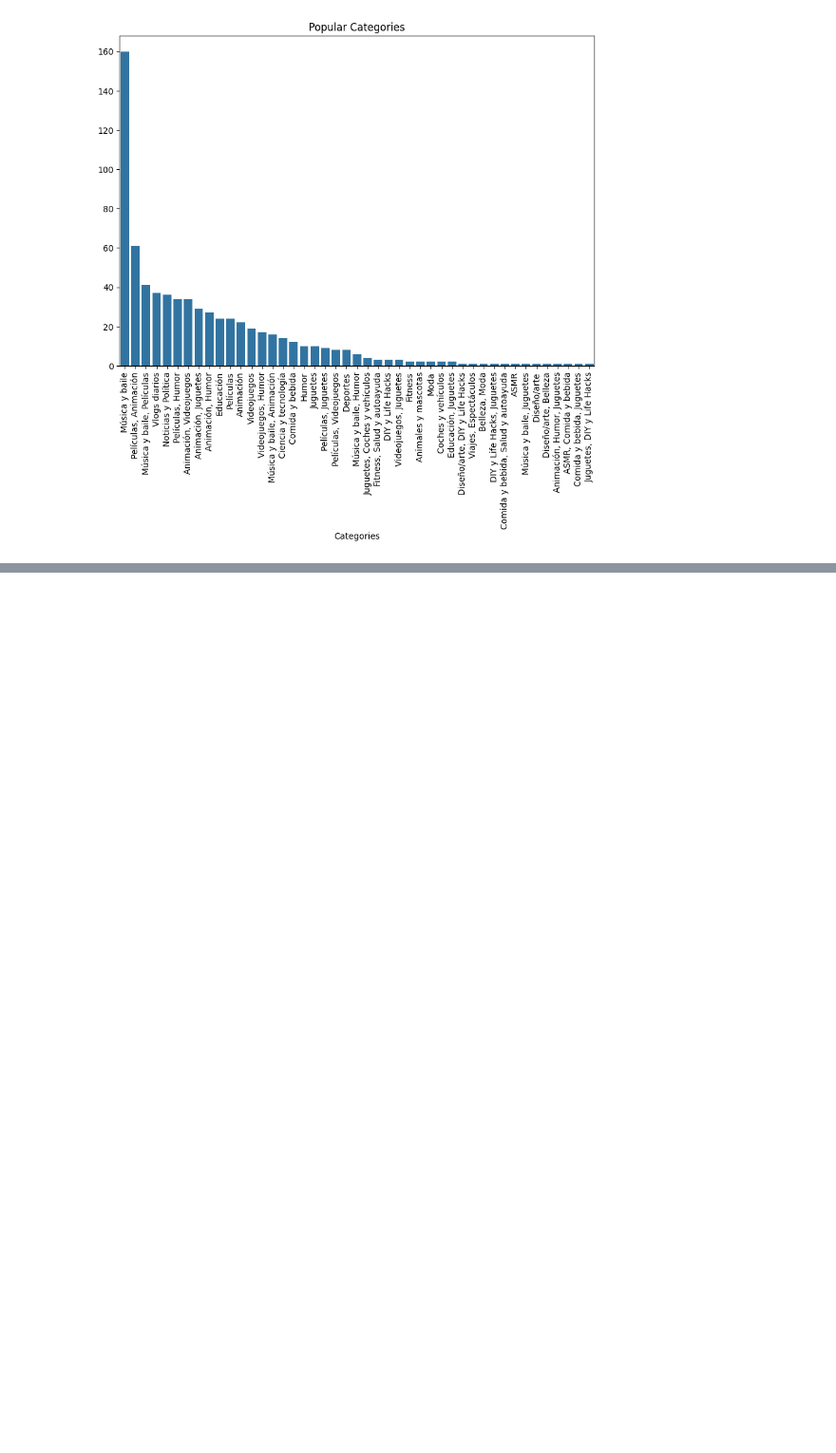
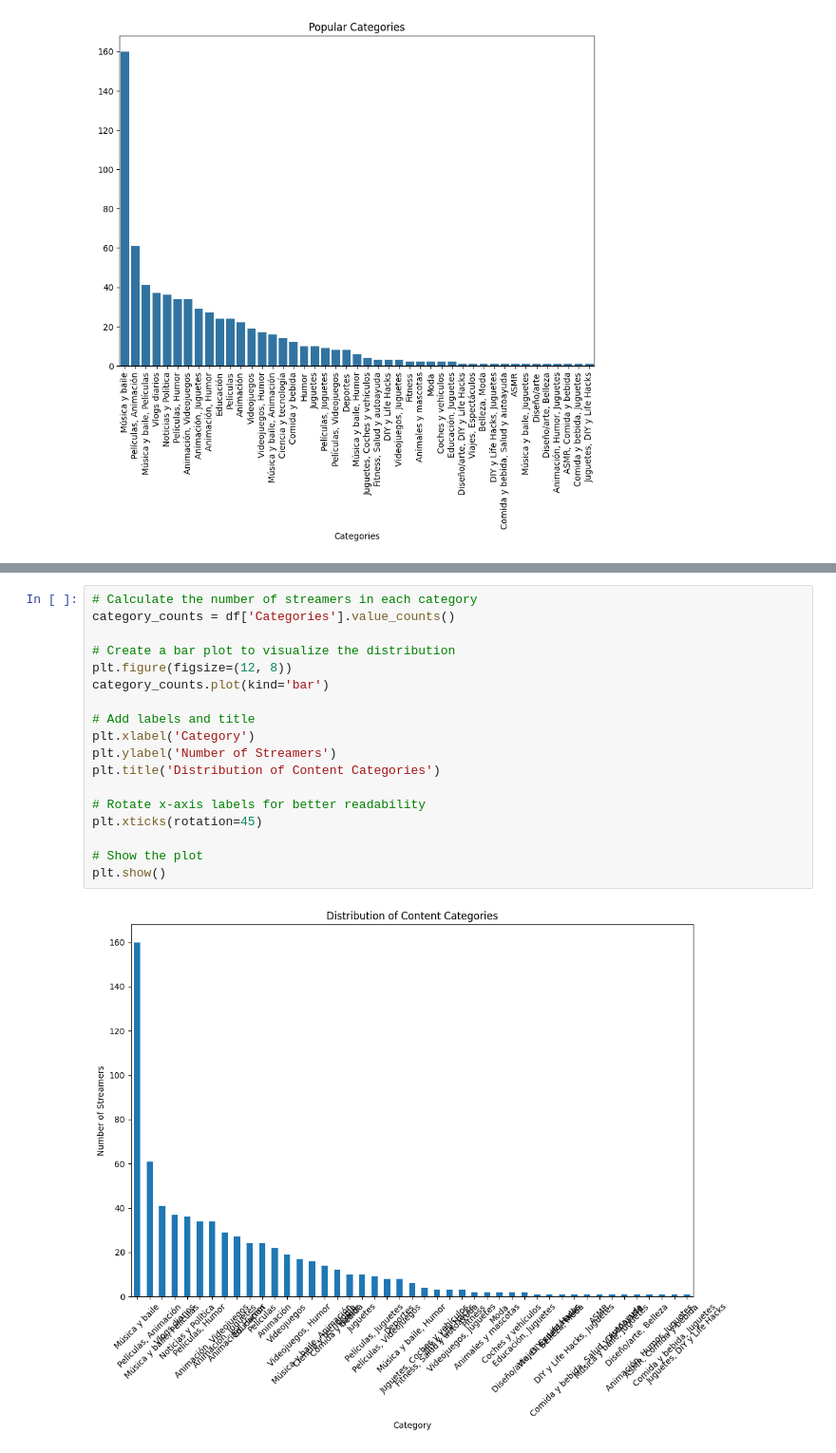
Before and after one commit to idah-github/DA-TASK-INTERN-CAREER, a Jupyter notebook: explore.ipynb, the cells around one changed output, grey strips where cells are left out. Shown at 95% size. Drawn from its saved outputs; the diff is of its cells as text; blank space fills up the shorter version.

```diff
--- a/explore.ipynb
+++ b/explore.ipynb
@@ -309,0 +352,20 @@ plt.show()
+# %%
+# Calculate the number of streamers in each category
+category_counts = df['Categories'].value_counts()
+
+# Create a bar plot to visualize the distribution
+plt.figure(figsize=(12, 8))
+category_counts.plot(kind='bar')
+
+# Add labels and title
+plt.xlabel('Category')
+plt.ylabel('Number of Streamers')
+plt.title('Distribution of Content Categories')
+
+# Rotate x-axis labels for better readability
+plt.xticks(rotation=45)
+
+# Show the plot
+plt.show()
+# %% [output]
+[figure, added]
```
Also changed, not shown: parts of 8 cells of this notebook.
